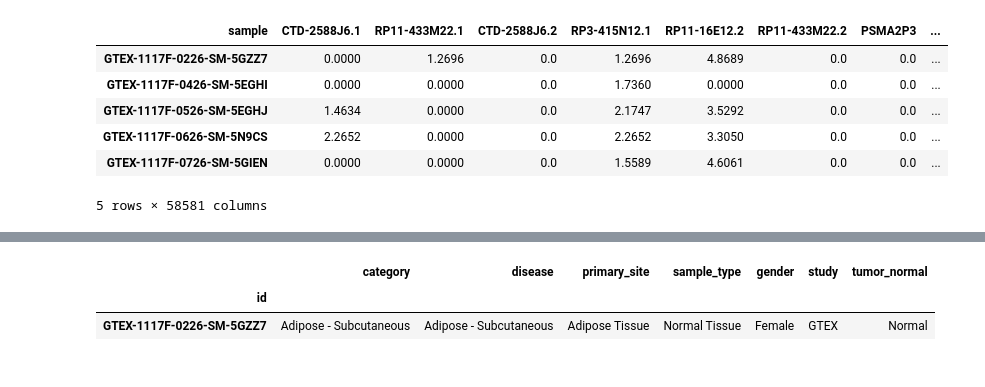
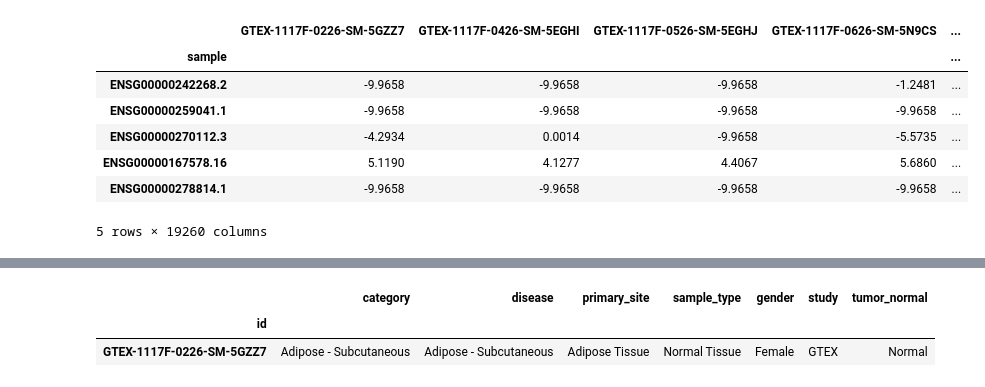
Before and after one commit to rcurrie/tumornormal, a Jupyter notebook: ingest.ipynb, the cells around one changed output, grey strips where cells are left out. Cells and saved outputs as stored; diff of their text form; code cells hidden in the pictures.

```diff
--- a/ingest.ipynb
+++ b/ingest.ipynb
@@ -33,20 +33,20 @@ instances (per sample or cell expression levels)
 if not os.path.exists("data"):
     os.makedirs("data")
 
-if not os.path.exists("data/TcgaTargetGtex_RSEM_Hugo_norm_count.gz"):
+if not os.path.exists("data/TcgaTargetGtex_rsem_gene_tpm.gz"):
     print("Downloading TCGA, TARGET and GTEX expression data from UCSC Xena")
-    r = requests.get("https://toil.xenahubs.net/download/TcgaTargetGtex_RSEM_Hugo_norm_count.gz")
+    r = requests.get("https://toil.xenahubs.net/download/TcgaTargetGtex_rsem_gene_tpm.gz")
     r.raise_for_status()
-    with open("data/TcgaTargetGtex_RSEM_Hugo_norm_count.gz", "wb") as f:
+    with open("data/TcgaTargetGtex_rsem_gene_tpm.gz", "wb") as f:
         for chunk in r.iter_content(32768):
             f.write(chunk)
 
-if not os.path.exists("data/TcgaTargetGtex_RSEM_Hugo_norm_count.hd5"):
+if not os.path.exists("data/TcgaTargetGtex_rsem_gene_tpm.hd5"):
     print("Converting expression to dataframe and storing in hdf5 file")
-    expression = pd.read_csv("data/TcgaTargetGtex_RSEM_Hugo_norm_count.gz",
-                             sep="\t", index_col=0).dropna().astype(np.float32).T
-    expression.to_hdf("data/TcgaTargetGtex_RSEM_Hugo_norm_count.hd5", "expression", mode="w", format="fixed")
+    expression = pd.read_csv("data/TcgaTargetGtex_rsem_gene_tpm.gz",
+                             sep="\t", index_col=0).dropna().astype(np.float32)
+    expression.to_hdf("data/TcgaTargetGtex_rsem_gene_tpm.hd5", "expression", mode="w", format="fixed")
 
-X = pd.read_hdf("data/TcgaTargetGtex_RSEM_Hugo_norm_count.hd5", "expression").sort_index(axis=0)
-print("X: samples={} genes={}".format(*X.shape))
+expression = pd.read_hdf("data/TcgaTargetGtex_rsem_gene_tpm.hd5", "expression").sort_index(axis=1)
+print("expression: samples={} genes={}".format(*expression.shape))
 # %% [output]
@@ -56,10 +56,11 @@ Wall time: 5.4 s
 # %%
-X.head()
+expression.head()
 # %% [output]
-| sample | CTD-2588J6.1 | RP11-433M22.1 | CTD-2588J6.2 | RP3-415N12.1 | RP11-16E12.2 | RP11-433M22.2 | PSMA2P3 | ... |
-| GTEX-1117F-0226-SM-5GZZ7 | 0.0000 | 1.2696 | 0.0 | 1.2696 | 4.8689 | 0.0 | 0.0 | ... |
-| GTEX-1117F-0426-SM-5EGHI | 0.0000 | 0.0000 | 0.0 | 1.7360 | 0.0000 | 0.0 | 0.0 | ... |
-| GTEX-1117F-0526-SM-5EGHJ | 1.4634 | 0.0000 | 0.0 | 2.1747 | 3.5292 | 0.0 | 0.0 | ... |
-| GTEX-1117F-0626-SM-5N9CS | 2.2652 | 0.0000 | 0.0 | 2.2652 | 3.3050 | 0.0 | 0.0 | ... |
-| GTEX-1117F-0726-SM-5GIEN | 0.0000 | 0.0000 | 0.0 | 1.5589 | 4.6061 | 0.0 | 0.0 | ... |
+|  | GTEX-1117F-0226-SM-5GZZ7 | GTEX-1117F-0426-SM-5EGHI | GTEX-1117F-0526-SM-5EGHJ | GTEX-1117F-0626-SM-5N9CS | ... |
+| sample |  |  |  |  | ... |
+| ENSG00000242268.2 | -9.9658 | -9.9658 | -9.9658 | -1.2481 | ... |
+| ENSG00000259041.1 | -9.9658 | -9.9658 | -9.9658 | -9.9658 | ... |
+| ENSG00000270112.3 | -4.2934 | 0.0014 | -9.9658 | -5.5735 | ... |
+| ENSG00000167578.16 | 5.1190 | 4.1277 | 4.4067 | 5.6860 | ... |
+| ENSG00000278814.1 | -9.9658 | -9.9658 | -9.9658 | -9.9658 | ... |
-5 rows × 58581 columns
+5 rows × 19260 columns
```
Also changed, not shown: parts of 9 cells of this notebook, 2 other files.
